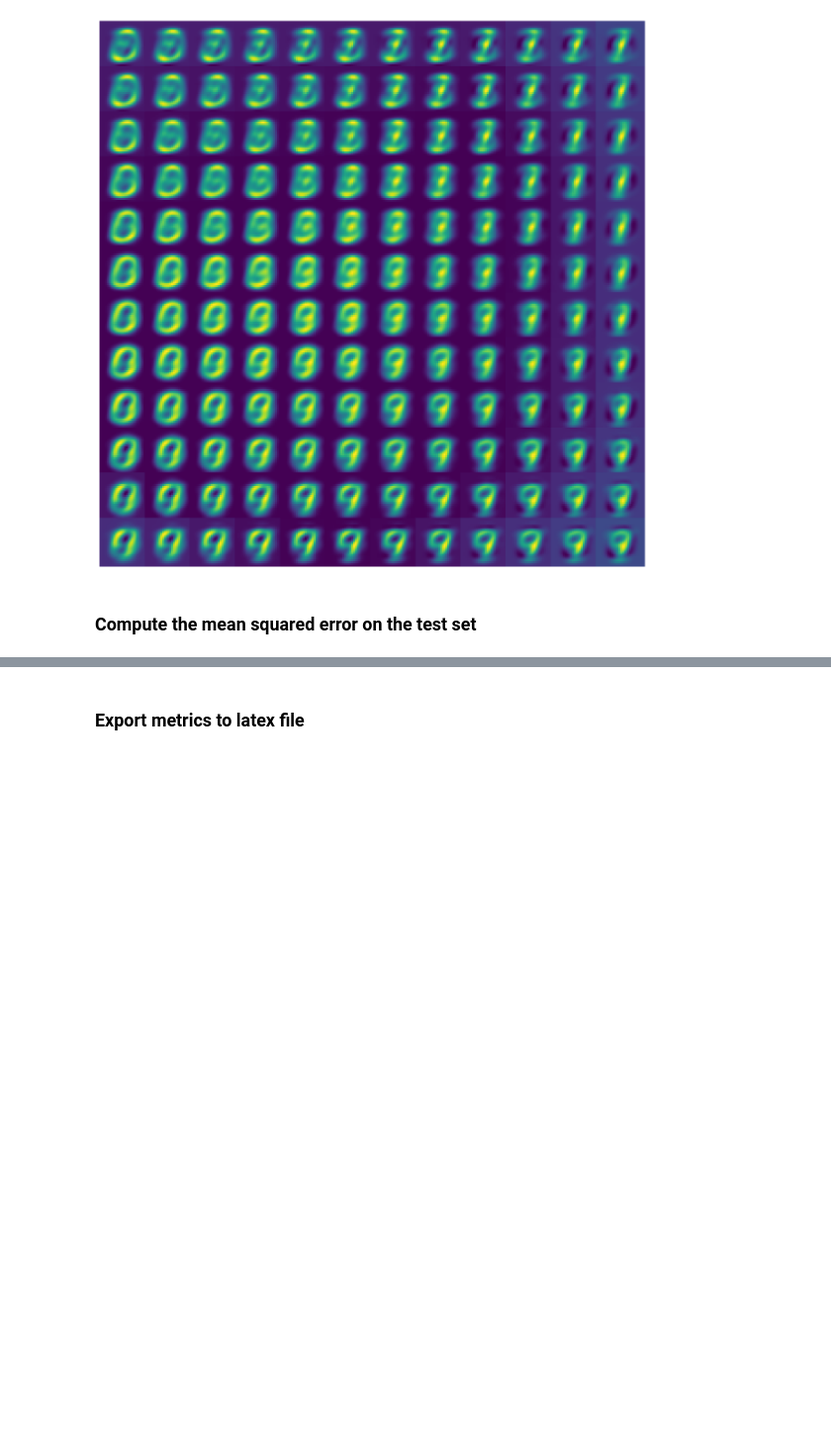
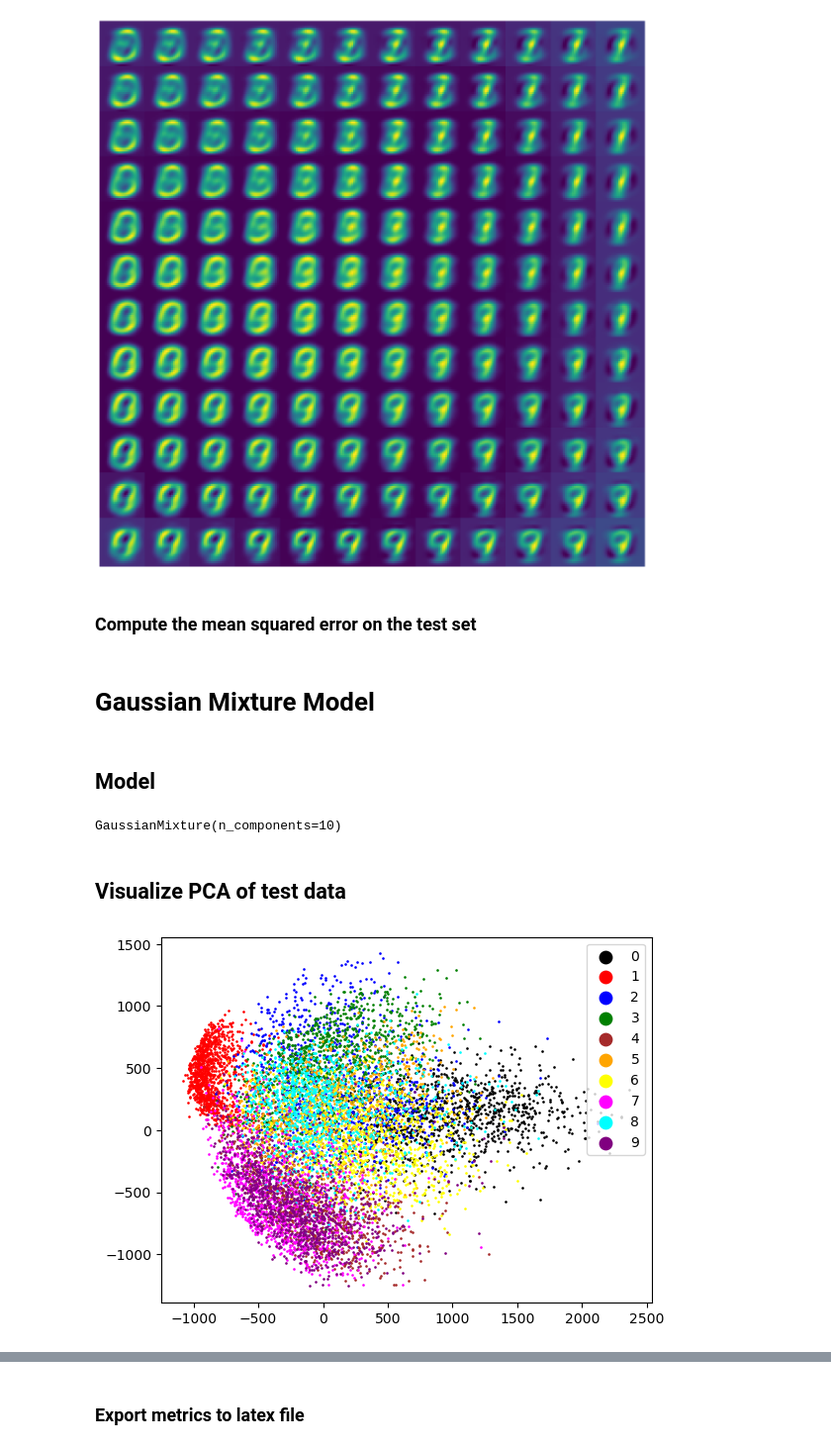
Before and after one commit to JackismyShephard/pml-22-exam, a Jupyter notebook: scripts/code.ipynb, the cells around one changed output, grey strips where cells are left out. Shown at 99% size. Cells and saved outputs as stored; diff of their text form; code cells hidden in the pictures; blank space fills up the shorter version.

Commit message:
add gaussian mixture

```diff
--- a/scripts/code.ipynb
+++ b/scripts/code.ipynb
@@ -17,9 +20,11 @@ import os
 vae_fig_folder = "../report/figures/vae/"
 cvae_fig_folder = "../report/figures/cvae/"
 ppca_fig_folder = "../report/figures/ppca/"
+gmm_fig_folder = "../report/figures/gmm/"
 os.makedirs(os.path.dirname(vae_fig_folder), exist_ok=True)
 os.makedirs(os.path.dirname(cvae_fig_folder), exist_ok=True)
 os.makedirs(os.path.dirname(ppca_fig_folder), exist_ok=True)
+os.makedirs(os.path.dirname(gmm_fig_folder), exist_ok=True)
 os.makedirs("results/", exist_ok=True)
 # %% [markdown]
 # Dataset
@@ -575,3 +580,5 @@ plt.savefig(ppca_fig_folder + "interpolation.pdf",
 ### Compute the mean squared error on the test set
 # %%
 ppca_mse = torch.nn.functional.mse_loss(x_mean, test_vec, reduction = "sum")/(N_test * 784)
+# %% [markdown]
+# Gaussian Mixture Model
@@ -577,0 +588,28 @@ ppca_mse = torch.nn.functional.mse_loss(x_mean, test_vec, reduction = "sum")/(N_
+# %% [markdown]
+## Model
+# %%
+gmm_model = mix(n_components = 10)
+gmm_model.fit(train_vec)
+# %% [output]
+GaussianMixture(n_components=10)
+# %% [markdown]
+## Visualize PCA of test data
+# %%
+pca = PCA(n_components=2)
+pca_result = pca.fit_transform(test_vec)
+
+scatter_x = pca_result[:,0]
+scatter_y = pca_result[:,1]
+group = test_set.targets
+#group = trainset.targets
+cdict = {0: 'black', 1: 'red', 2: 'blue', 3: 'green', 4: 'brown',
+         5: 'orange', 6: 'yellow', 7: 'magenta', 8: 'cyan', 9: 'purple'}
+
+fig, ax = plt.subplots()
+for g in np.unique(group):
+    ix = np.where(group == g)[0]
+    ax.scatter(scatter_x[ix], scatter_y[ix], c = cdict[g], label = g, s = 0.8)
+ax.legend(markerscale = 10)
+plt.savefig(gmm_fig_folder + "clustering.pdf", bbox_inches = "tight", facecolor = "w")
+# %% [output]
+[figure, added]
```
Also changed, not shown: parts of 23 cells of this notebook.
